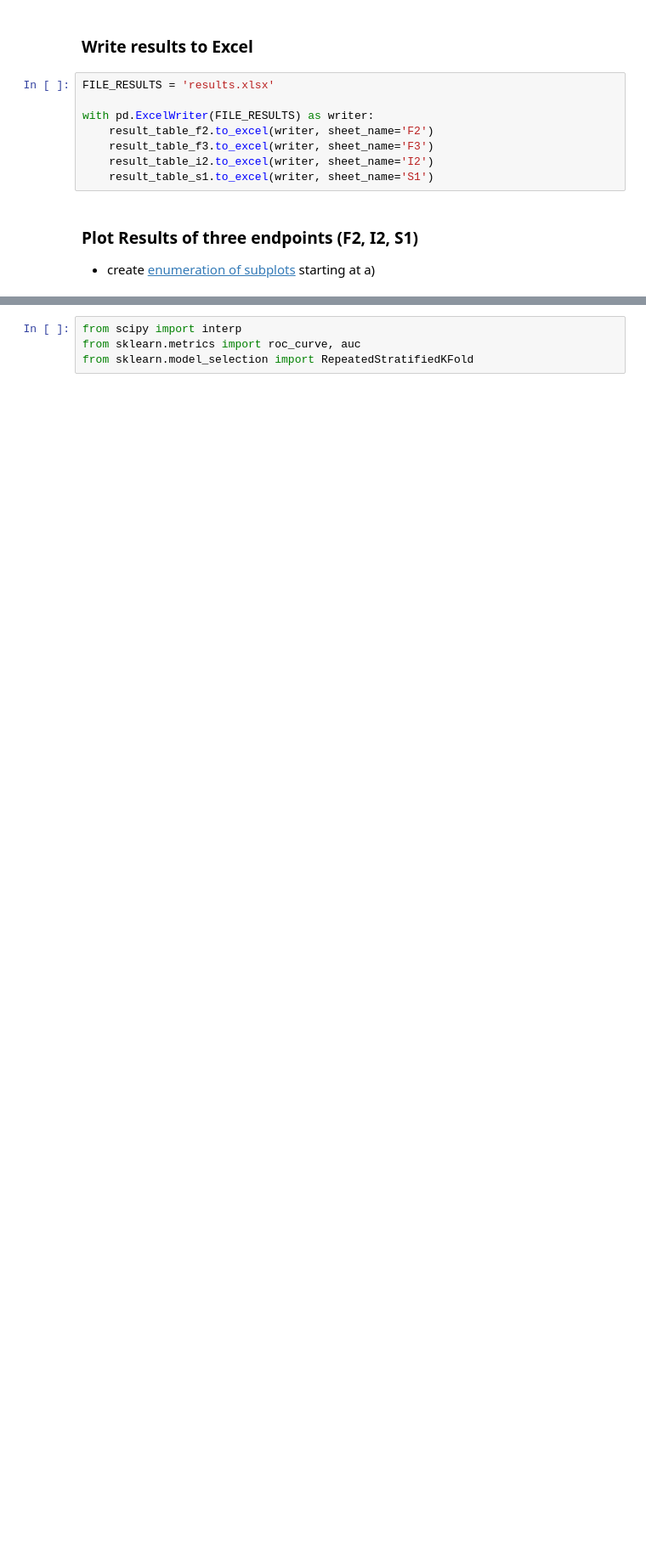
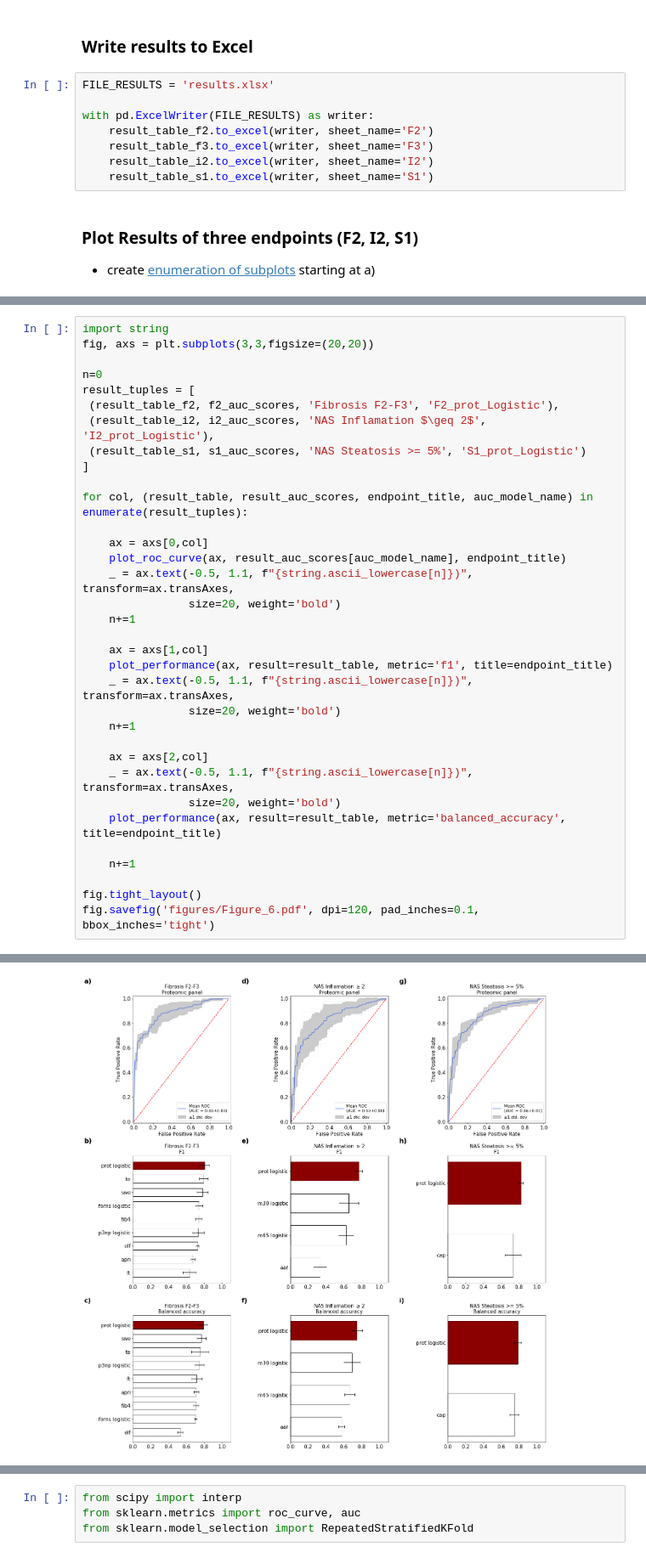
Before and after one commit to llniu/ALD-study, a Jupyter notebook: ald_analysis_hw.ipynb, the cells around one changed output, grey strips where cells are left out. Shown at 85% size. Cells and saved outputs as stored; diff of their text form; blank space fills up the shorter version.

```diff
--- a/ald_analysis_hw.ipynb
+++ b/ald_analysis_hw.ipynb
@@ -1631,0 +1664,35 @@ plot_performance(result = result_table_f3, endpoint='F3')
+# %%
+import string
+fig, axs = plt.subplots(3,3,figsize=(20,20))
+
+n=0
+result_tuples = [
+ (result_table_f2, f2_auc_scores, 'Fibrosis F2-F3', 'F2_prot_Logistic'),
+ (result_table_i2, i2_auc_scores, 'NAS Inflamation $\geq 2$', 'I2_prot_Logistic'),
+ (result_table_s1, s1_auc_scores, 'NAS Steatosis >= 5%', 'S1_prot_Logistic')
+]
+
+for col, (result_table, result_auc_scores, endpoint_title, auc_model_name) in enumerate(result_tuples):
+
+    ax = axs[0,col]
+    plot_roc_curve(ax, result_auc_scores[auc_model_name], endpoint_title)
+    _ = ax.text(-0.5, 1.1, f"{string.ascii_lowercase[n]})", transform=ax.transAxes,
+                size=20, weight='bold')
+    n+=1
+
+    ax = axs[1,col]
+    plot_performance(ax, result=result_table, metric='f1', title=endpoint_title)
+    _ = ax.text(-0.5, 1.1, f"{string.ascii_lowercase[n]})", transform=ax.transAxes,
+                size=20, weight='bold')
+    n+=1
+
+    ax = axs[2,col]
+    _ = ax.text(-0.5, 1.1, f"{string.ascii_lowercase[n]})", transform=ax.transAxes,
+                size=20, weight='bold')
+    plot_performance(ax, result=result_table, metric='balanced_accuracy', title=endpoint_title)
+
+    n+=1
+
+fig.tight_layout()
+fig.savefig('figures/Figure_6.pdf', dpi=120, pad_inches=0.1, bbox_inches='tight')
+# %% [output]
@@ -1632 +1702,2 @@ plot_performance(result = result_table_f3, endpoint='F3')
+[figure, added]
 # %% [markdown]
```
Also changed, not shown: parts of 15 cells of this notebook.
